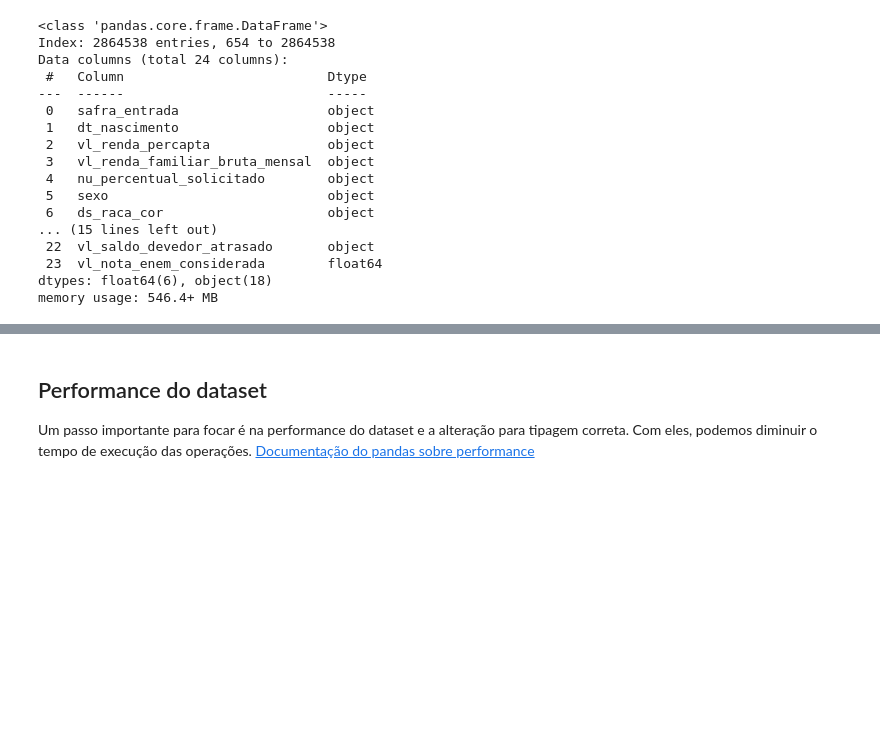
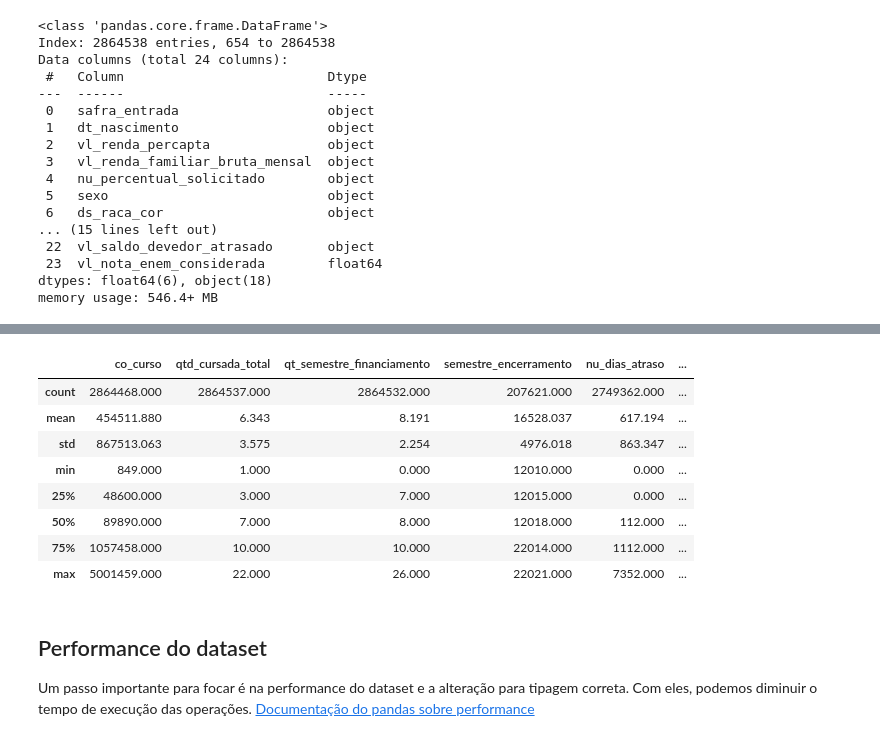
Before and after one commit to MarcosViniciusAraujo/puc-rio-aprendizado-automatico, a Jupyter notebook: Educacao_superior.ipynb, the cells around one changed output, grey strips where cells are left out. Cells and saved outputs as stored; diff of their text form; code cells hidden in the pictures; blank space fills up the shorter version.

```diff
--- a/Educacao_superior.ipynb
+++ b/Educacao_superior.ipynb
@@ -7,6 +7,8 @@ from datetime import date
 sns.set_style("dark")
 
 pd.set_option('display.float_format', lambda x: '%.3f' % x)
+
+pd.set_option('display.max_columns', None)
 # %% [markdown]
 # Educação de nível superior no Brasil
 
@@ -59,3 +60,15 @@ memory usage: 546.4+ MB
+# %%
+df.describe()
+# %% [output]
+|  | co_curso | qtd_cursada_total | qt_semestre_financiamento | semestre_encerramento | nu_dias_atraso | ... |
+| count | 2864468.000 | 2864537.000 | 2864532.000 | 207621.000 | 2749362.000 | ... |
+| mean | 454511.880 | 6.343 | 8.191 | 16528.037 | 617.194 | ... |
+| std | 867513.063 | 3.575 | 2.254 | 4976.018 | 863.347 | ... |
+| min | 849.000 | 1.000 | 0.000 | 12010.000 | 0.000 | ... |
+| 25% | 48600.000 | 3.000 | 7.000 | 12015.000 | 0.000 | ... |
+| 50% | 89890.000 | 7.000 | 8.000 | 12018.000 | 112.000 | ... |
+| 75% | 1057458.000 | 10.000 | 10.000 | 22014.000 | 1112.000 | ... |
+| max | 5001459.000 | 22.000 | 26.000 | 22021.000 | 7352.000 | ... |
 # %% [markdown]
 ## Performance do dataset
 
```
Also changed, not shown: parts of 17 cells of this notebook.
